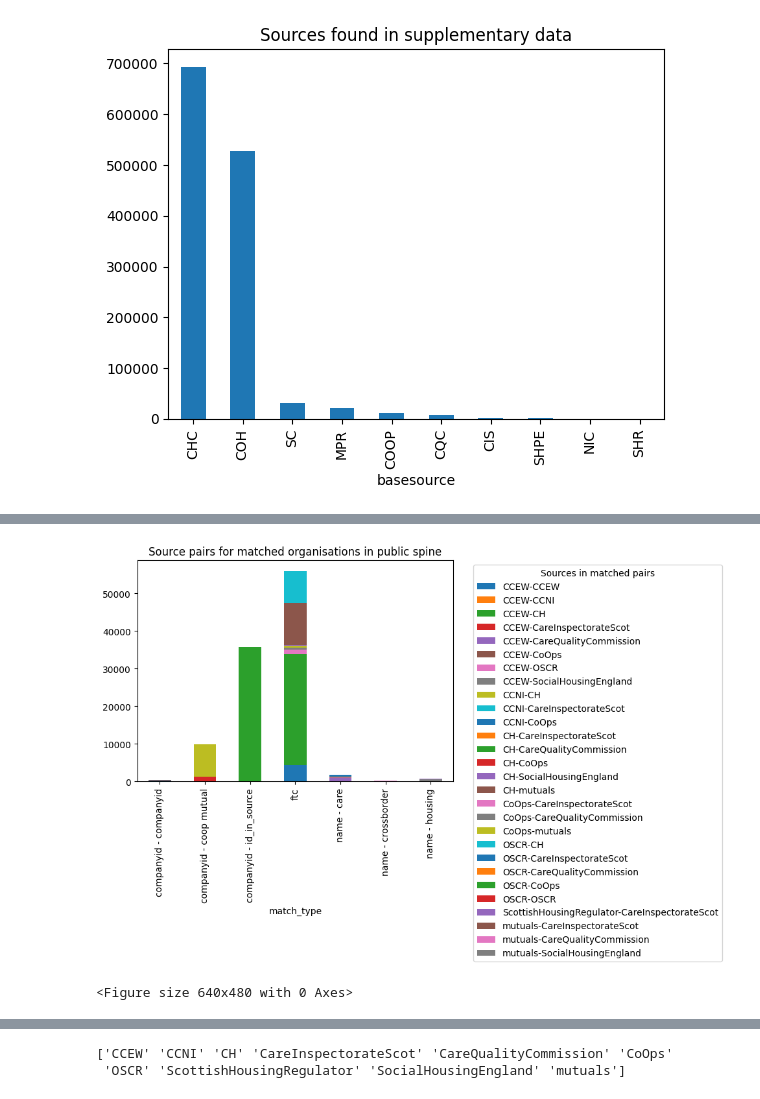
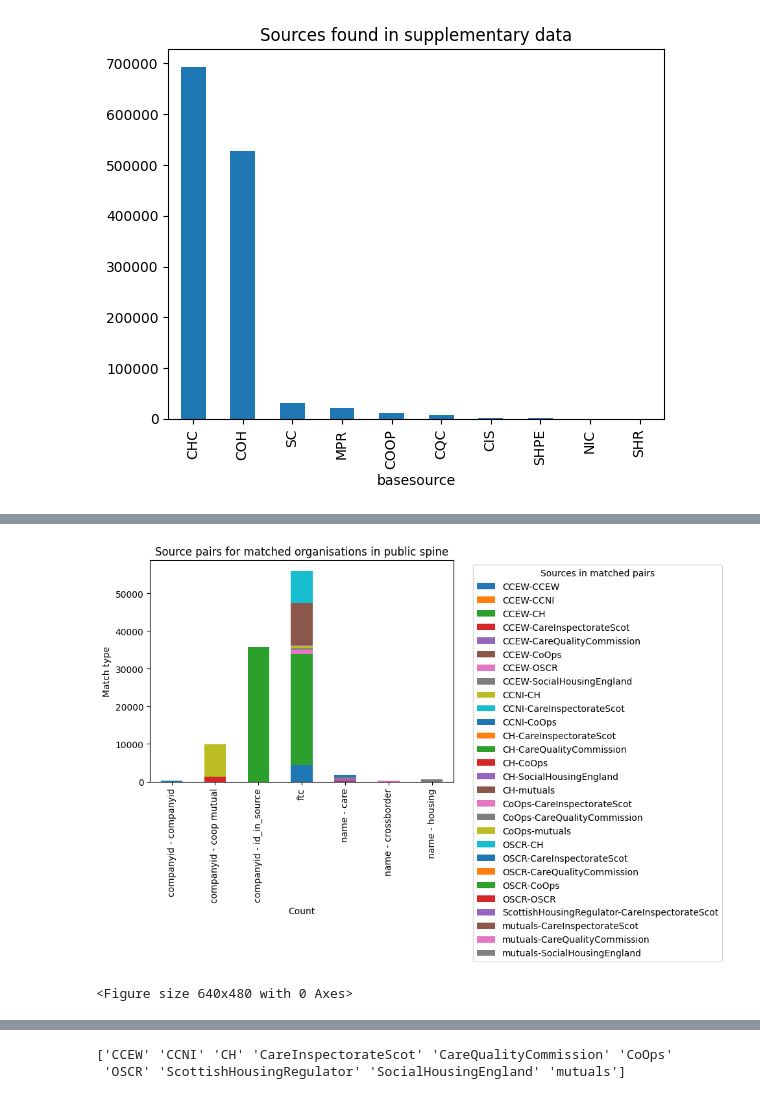
Before and after one commit to uk-third-sector-database/tso-database-builder, a Jupyter notebook: visualise/stats_and_visuals.ipynb, the cells around one changed output, grey strips where cells are left out. Saved outputs shown, nothing was run; the diff lists cells and outputs as text; code cells hidden in the pictures.

```diff
--- a/visualise/stats_and_visuals.ipynb
+++ b/visualise/stats_and_visuals.ipynb
@@ -119,21 +131,22 @@ pyplot.show()
 # %%
 matches_df['source-source'] = matches_df.apply(lambda row: '%s-%s'%(row['orgA_source'],row['orgB_source']), axis=1)
 match_types = matches_df.groupby('match_type')['source-source'].value_counts(dropna=False)
 match_types = match_types.rename(index={np.nan: 'NaN'})
 
 # Convert Series to DataFrame for plotting
 match_types = match_types.unstack().fillna(0)
 
 # Plot the data
 match_types.plot(kind='bar', stacked=True, figsize=(10, 6))
 pyplot.title('Source pairs for matched organisations in public spine')
 pyplot.legend(title='Sources in matched pairs', bbox_to_anchor=(1.05, 1), loc='upper left')
-
+pyplot.xlabel('Count')
+pyplot.ylabel('Match type')
 pyplot.tight_layout()
 pyplot.show()
 pyplot.savefig('%s.match_source_pairs.types.png'%basefilename)
 # %% [output]
-[figure, old version]
+[figure, new version]
 <Figure size 640x480 with 0 Axes>
 # %%
 def plot_upset_matches(infile):
```
Also changed, not shown: parts of 3 cells of this notebook, 2 other files.
